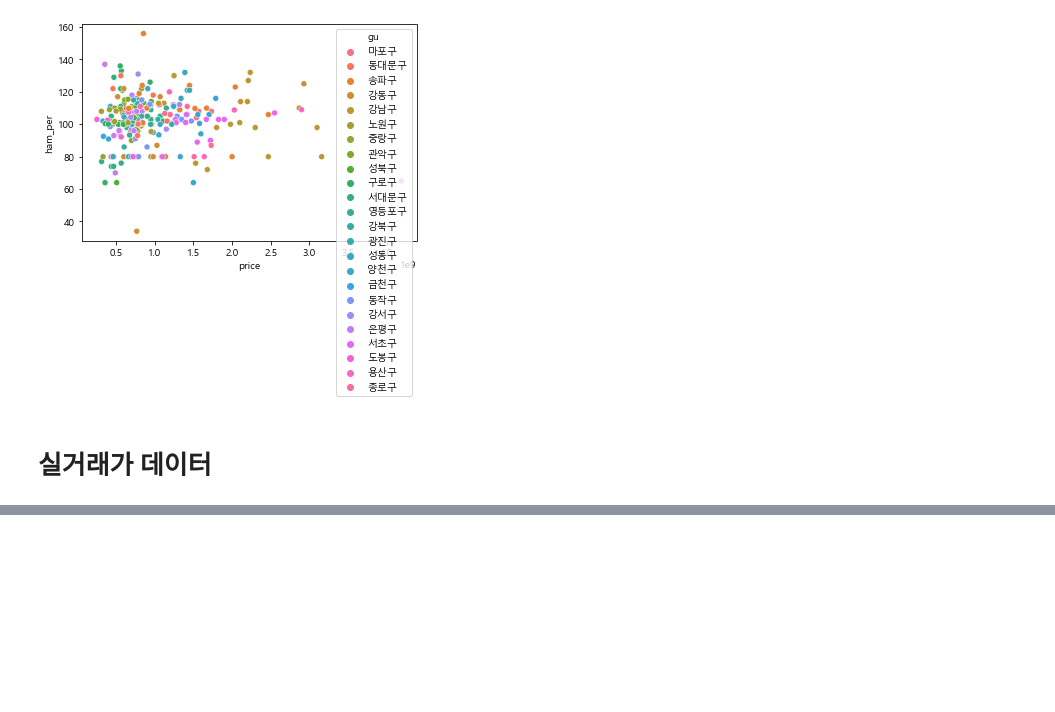
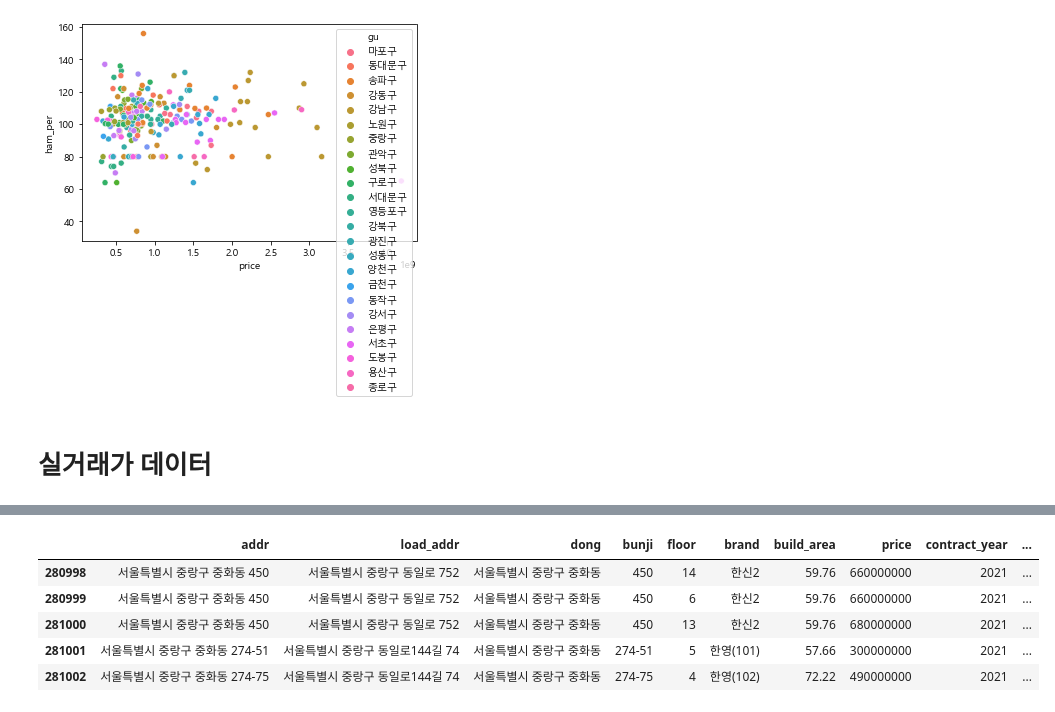
Before and after one commit to JinsolPark/final_project, a Jupyter notebook: jspark/02_데이터분석.ipynb, the cells around one changed output, grey strips where cells are left out. Saved outputs shown, nothing was run; the diff lists cells and outputs as text; code cells hidden in the pictures; blank space fills up the shorter version.

```diff
--- a/jspark/02_데이터분석.ipynb
+++ b/jspark/02_데이터분석.ipynb
@@ -1082,0 +1098,10 @@ df = pd.read_csv("data/transaction/")
+# %%
+df = df.loc[:, "addr":]
+df.tail()
+# %% [output]
+|  | addr | load_addr | dong | bunji | floor | brand | build_area | price | contract_year | ... |
+| 280998 | 서울특별시 중랑구 중화동 450 | 서울특별시 중랑구 동일로 752 | 서울특별시 중랑구 중화동 | 450 | 14 | 한신2 | 59.76 | 660000000 | 2021 | ... |
+| 280999 | 서울특별시 중랑구 중화동 450 | 서울특별시 중랑구 동일로 752 | 서울특별시 중랑구 중화동 | 450 | 6 | 한신2 | 59.76 | 660000000 | 2021 | ... |
+| 281000 | 서울특별시 중랑구 중화동 450 | 서울특별시 중랑구 동일로 752 | 서울특별시 중랑구 중화동 | 450 | 13 | 한신2 | 59.76 | 680000000 | 2021 | ... |
+| 281001 | 서울특별시 중랑구 중화동 274-51 | 서울특별시 중랑구 동일로144길 74 | 서울특별시 중랑구 중화동 | 274-51 | 5 | 한영(101) | 57.66 | 300000000 | 2021 | ... |
+| 281002 | 서울특별시 중랑구 중화동 274-75 | 서울특별시 중랑구 동일로144길 74 | 서울특별시 중랑구 중화동 | 274-75 | 4 | 한영(102) | 72.22 | 490000000 | 2021 | ... |
```
Also changed, not shown: parts of 11 cells of this notebook, 7 other files.
